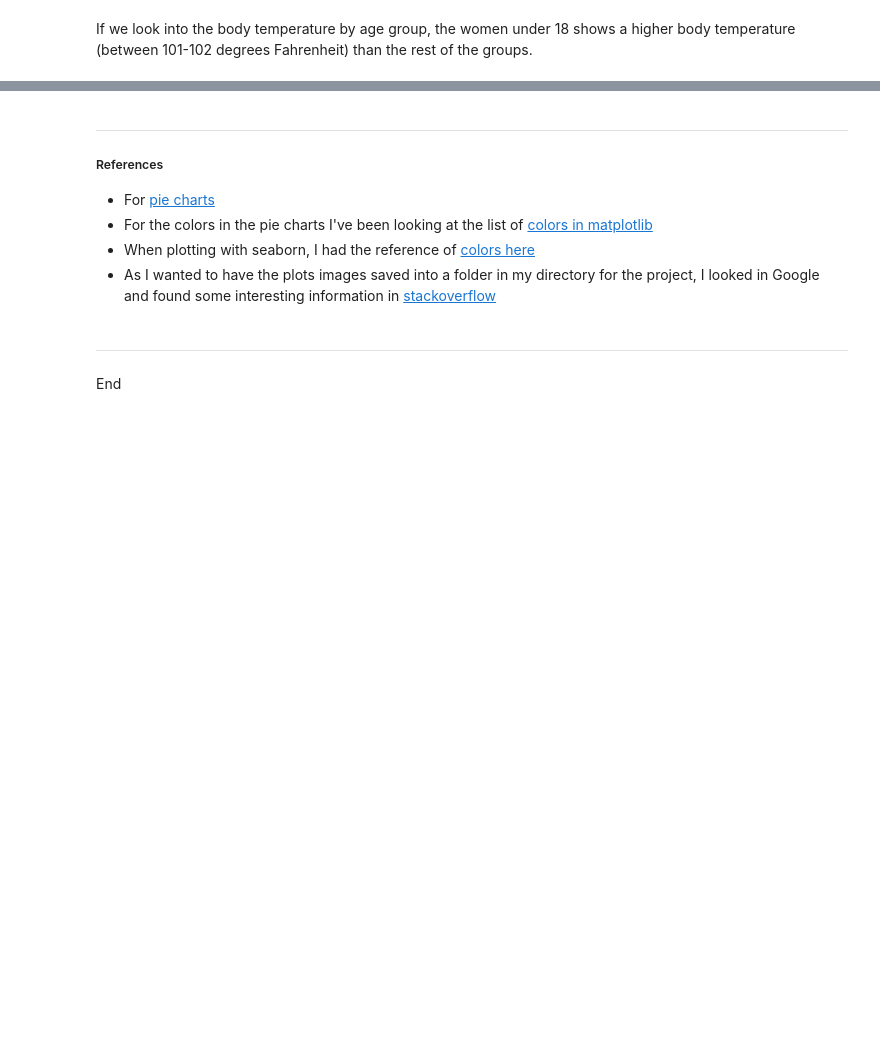
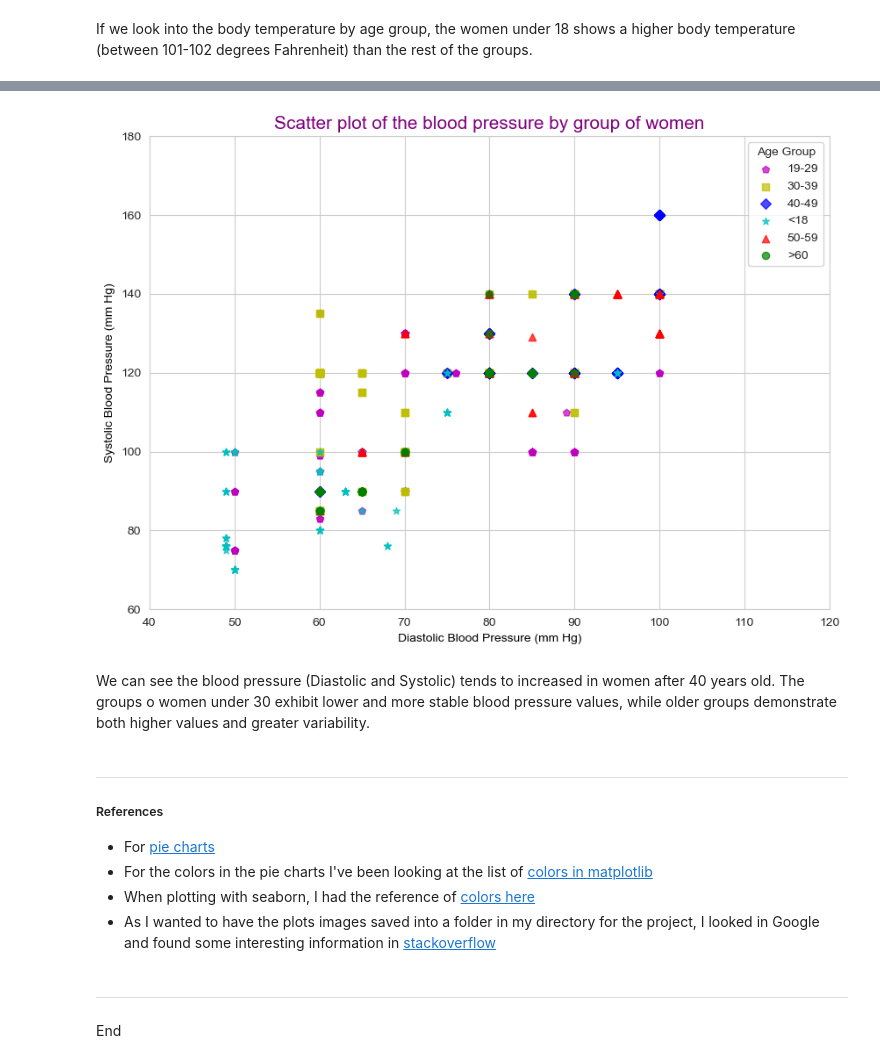
Before and after one commit to Jennyicano/PFDA, a Jupyter notebook: pfda_project/big_project.ipynb, the cells around one changed output, grey strips where cells are left out. Cells and saved outputs as stored; diff of their text form; code cells hidden in the pictures; blank space fills up the shorter version.

```diff
--- a/pfda_project/big_project.ipynb
+++ b/pfda_project/big_project.ipynb
@@ -283,3 +296,40 @@ If we look into the body temperature by age group, the women under 18 shows a hi
+# %%
+# To start I'll get the data of the variables
+age_groups = df['Age_Group'].unique()
+# unique() gets the unique elements of the array species, in this case the 3 types of Iris flowers.
+
+# I'll assign different colors and shapes(using the format as markers) for each women group based on their ages,
+# to distinguish the different between each others
+colors = ['m', 'y', 'b', 'c', 'r', 'g']
+markers = ['p', 's', 'D', '*', '^', 'o']
+
+# I'm using the markers: 'p' as pentagon, 's' as square, , 'D' as diamond, '*' as star, and '^' as triangle_up
+
+# Create a scatter plot.
+plt.figure(figsize=(10,7))
+for i, age_group in enumerate(age_groups):
+    group = df[df['Age_Group'] == age_group]
+    plt.scatter(group['DiastolicBP'], group['SystolicBP'], color=colors[i], marker=markers[i], label=age_group, alpha=0.7)
+
+# Axis labels.
+plt.xlabel('Diastolic Blood Pressure (mm Hg)', color='black', fontsize=10)
+plt.ylabel('Systolic Blood Pressure (mm Hg)', color='black', fontsize=10)
+
+# Title.
+plt.title('Scatter plot of the blood pressure by group of women', color='purple', fontsize=15)
+plt.legend(title='Age Group')
+
+# X limits.
+plt.xlim(40, 120)
+# Y limits.
+plt.ylim(60, 180)
+
+plt.savefig('img/blood_pressure_age_group.png')
+plt.show()
+# %% [output]
+[figure, added]
+# %% [markdown]
+We can see the blood pressure (Diastolic and Systolic) tends to increased in women after 40 years old. The groups o women under 30 exhibit lower and more stable blood pressure values, while older groups demonstrate both higher values and greater variability.
 # %% [markdown]
 ************
 ##### References
```
Also changed, not shown: parts of 6 cells of this notebook, 13 other files.
